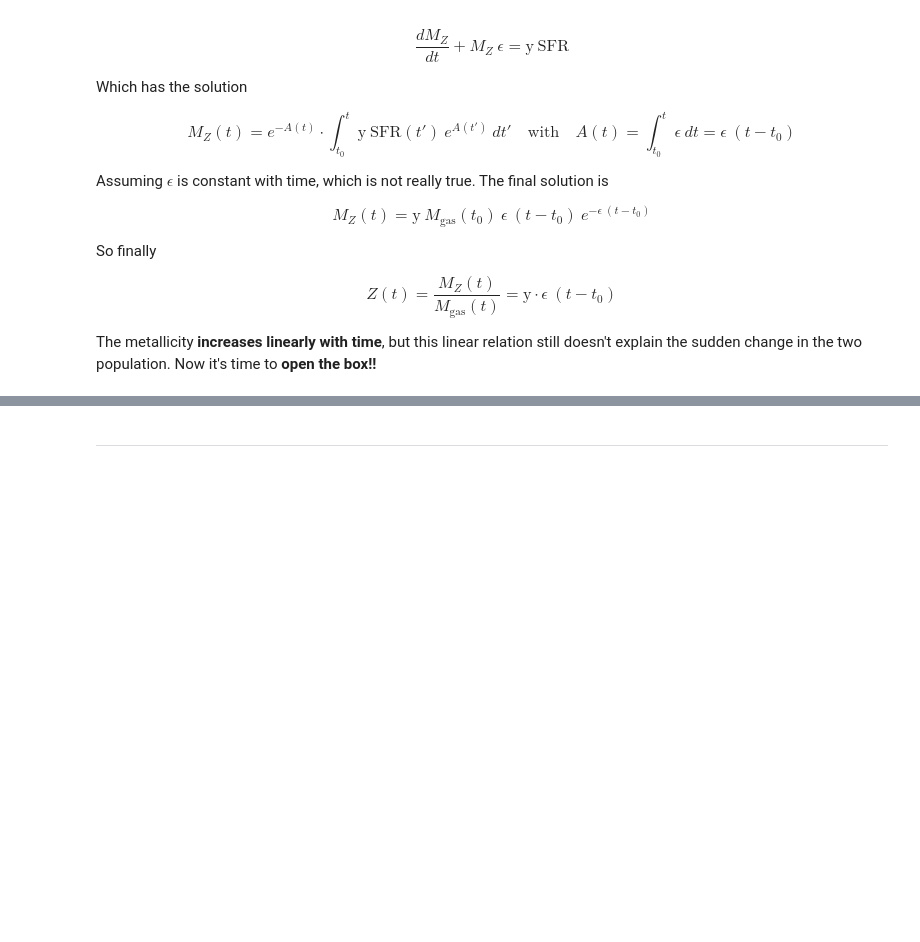
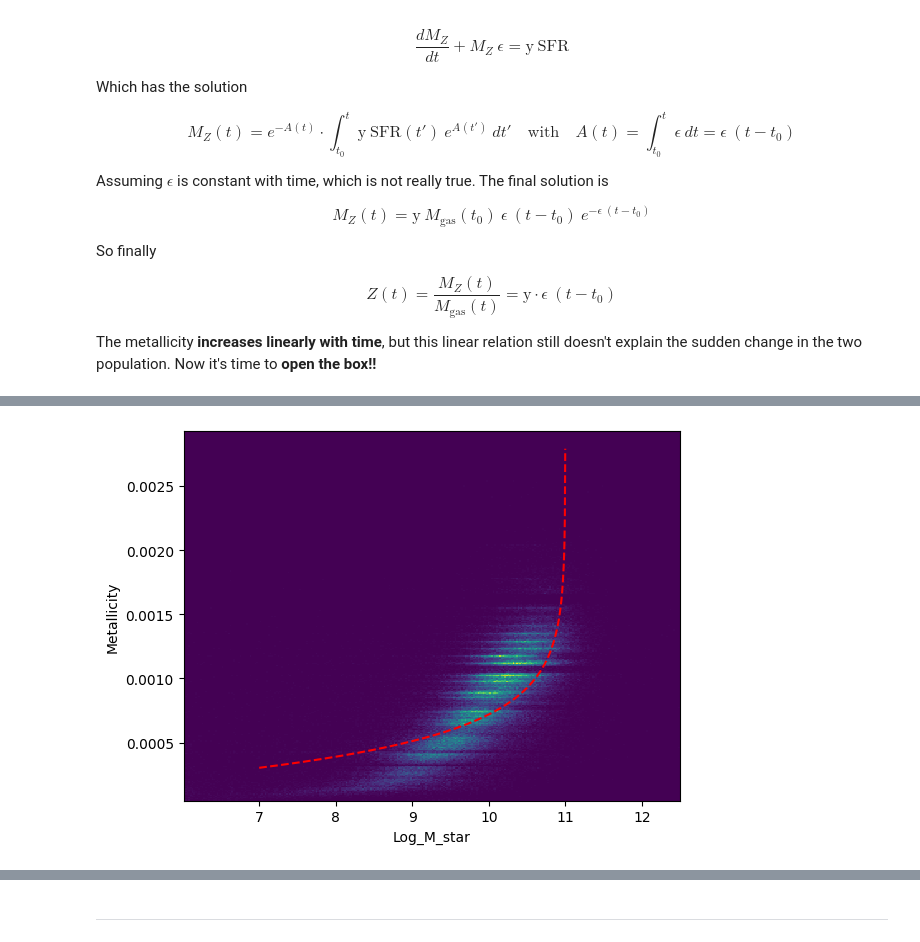
Before and after one commit to smucedola/cosmic-lab, a Jupyter notebook: Lab_1.ipynb, the cells around one changed output, grey strips where cells are left out. Drawn from its saved outputs; the diff is of its cells as text; code cells hidden in the pictures; blank space fills up the shorter version.

```diff
--- a/Lab_1.ipynb
+++ b/Lab_1.ipynb
@@ -425,3 +465,15 @@ Now it's time to **open the box!!**
+# %%
+y = .0003
+M_0 = 11
+x = np.linspace(7,12, 1000)
+Z_pred = y * np.log(1/(1-x/M_0))
+
+plt.hist2d(mass_Z[0, :], Z_n, bins = 300)
+plt.plot(x, Z_pred, c='r', ls='--')
+plt.ylabel('Metallicity')
+plt.xlabel('Log_M_star');
+# %% [output]
+[figure, added]
 # %% [markdown]
 ### Reviewing assumptions: Leaky box assumption
 Now the galaxy can communicate with the external universe, you have the galaxy, then something, then the IGM. Let's say this something in between is:
```
Also changed, not shown: parts of 6 cells of this notebook.
